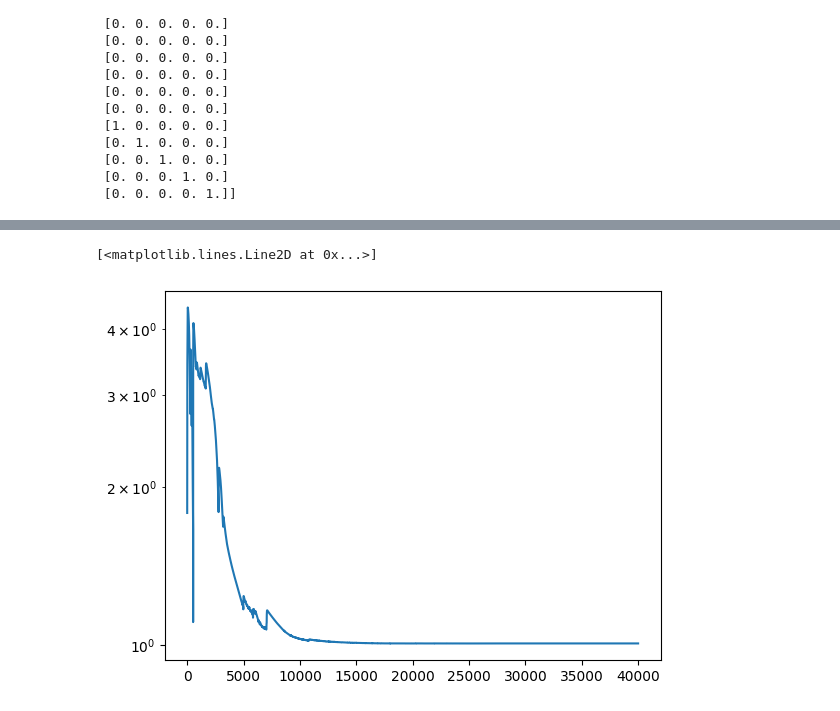
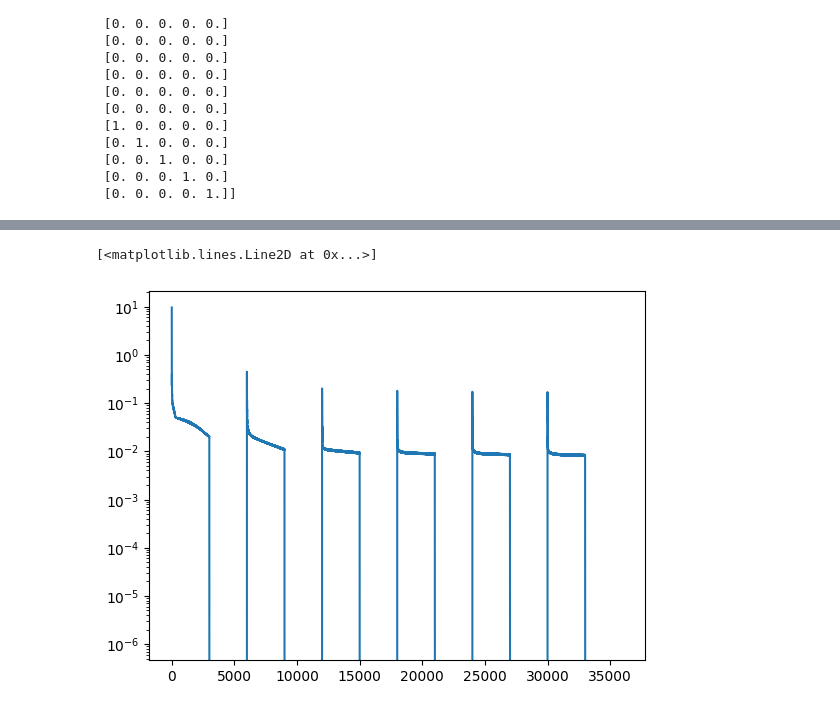
Before and after one commit to YoshihiroMichishita/julia, a Jupyter notebook: SparseIR+/jax_test.ipynb, the cells around one changed output, grey strips where cells are left out. Cells and saved outputs as stored; diff of their text form; code cells hidden in the pictures.

```diff
--- a/SparseIR+/jax_test.ipynb
+++ b/SparseIR+/jax_test.ipynb
@@ -67,5 +180,5 @@ print(input_data.shape)
 # %%
-csv_file = 'datas/target_32768_e15_K5_style2_1.csv'
+csv_file = 'datas/target_32768_e15_K5_phiorder_1.csv'
 df = pd.read_csv(csv_file)
 data = jnp.transpose(jnp.array(df.values),[1,0])
 print(data.shape)
@@ -75,3 +188,11 @@ print(target_data.shape)
 # %% [output]
 (32768, 15)
 (32768, 1, 15)
+# %%
+csv_file = 'datas/target_32768_e15_K5_phiorder_2.csv'
+df = pd.read_csv(csv_file)
+data = jnp.transpose(jnp.array(df.values),[1,0])
+print(data.shape)
+
+target_data2 = data.reshape(data.shape[0], 1, data.shape[1])
+print(target_data2.shape)
@@ -79,12 +203,12 @@ print(target_data.shape)
 n_gauss = 5
 num_classes = 3*n_gauss
 # %%
-heads = 3
+heads = 5
 d_model = 40
-n_layer = 12
+n_layer = 16
 var = model.TransformerEncoder(n_gauss, heads, d_model, n_layer).init(key1, train_test)
 #state = train_state.TrainState.create(apply_fn=model.TransformerEncoder(n_gauss, heads, d_model, n_layer).apply, params=var, tx=optax.chain(optax.scale_by_adam(), optax.scale_by_learning_rate(optax.piecewise_constant_schedule(init_value=1e-3, boundaries_and_scales={1000: 0.3}))))
-state = train_state.TrainState.create(apply_fn=model.TransformerEncoder(n_gauss, heads, d_model, n_layer).apply, params=var, tx=optax.chain(optax.scale_by_adam(), optax.scale_by_learning_rate(optax.exponential_decay(1e-4, 2000, 0.3))))
+state = train_state.TrainState.create(apply_fn=model.TransformerEncoder(n_gauss, heads, d_model, n_layer).apply, params=var, tx=optax.chain(optax.scale_by_adam(), optax.scale_by_learning_rate(optax.exponential_decay(1e-4, 3000, 0.5, end_value=1e-6))))
 # %%
 indices_m = jnp.array(range(0, n_gauss))
 mu_filter = (jnp.eye(num_classes)[indices_m]).transpose()
@@ -111,14 +235,23 @@ print(w_filter)
  [0. 0. 1. 0. 0.]
  [0. 0. 0. 1. 0.]
  [0. 0. 0. 0. 1.]]
+# %%
+inputs = [input_data, input_data2]
+targets = [target_data, target_data2]
 # %%
 loss_hist = []
-for step in range(1, 16001):
-    sample_input = sample_batch(input_data, 4096, key0)
-    sample_target = sample_batch(target_data, 4096, key0)
-    state, loss = train_step(state, sample_input, sample_target, mu_filter, sigma_filter, w_filter)
+for step in range(1, 24000):
+    sample_input, sample_target = sample_batch(inputs[step%2], targets[step%2], 4096, key0)
+    #sample_target = sample_batch(, 4096, key0)
+    if (step % 6000  < 3000):
+        state, loss = train_step_ws(state, sample_input, sample_target, mu_filter, sigma_filter, w_filter, 5.0)
+    #elif (step % 2 == 0):
+    #    state, loss = train_step_kl1(state, sample_input, sample_target, mu_filter, sigma_filter, w_filter, 2.0)
+    else:
+        state, loss = train_step_kl3(state, sample_input, sample_target, mu_filter, sigma_filter, w_filter, 2.0)
+
     loss_hist.append(loss)
-    if step % 2000 == 0:
+    if (step) % 3000 == 0:
         print(f'step: {step}, loss: {loss}')
 
 plt.semilogy(loss_hist, label='loss')
@@ -146,2 +270,2 @@ step: 40000, loss: 1.0065937042236328
 [<matplotlib.lines.Line2D at 0x...>]
-[figure, old version]
+[figure, new version]
```
Also changed, not shown: parts of 15 cells of this notebook, 3 other files.
